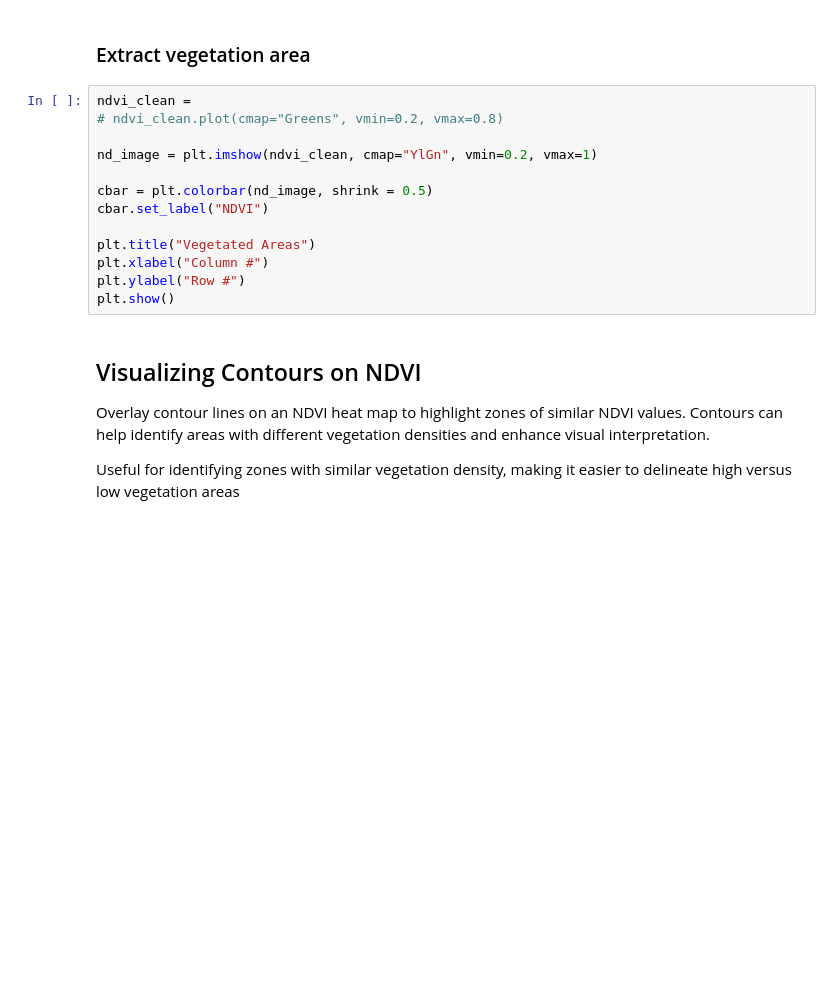
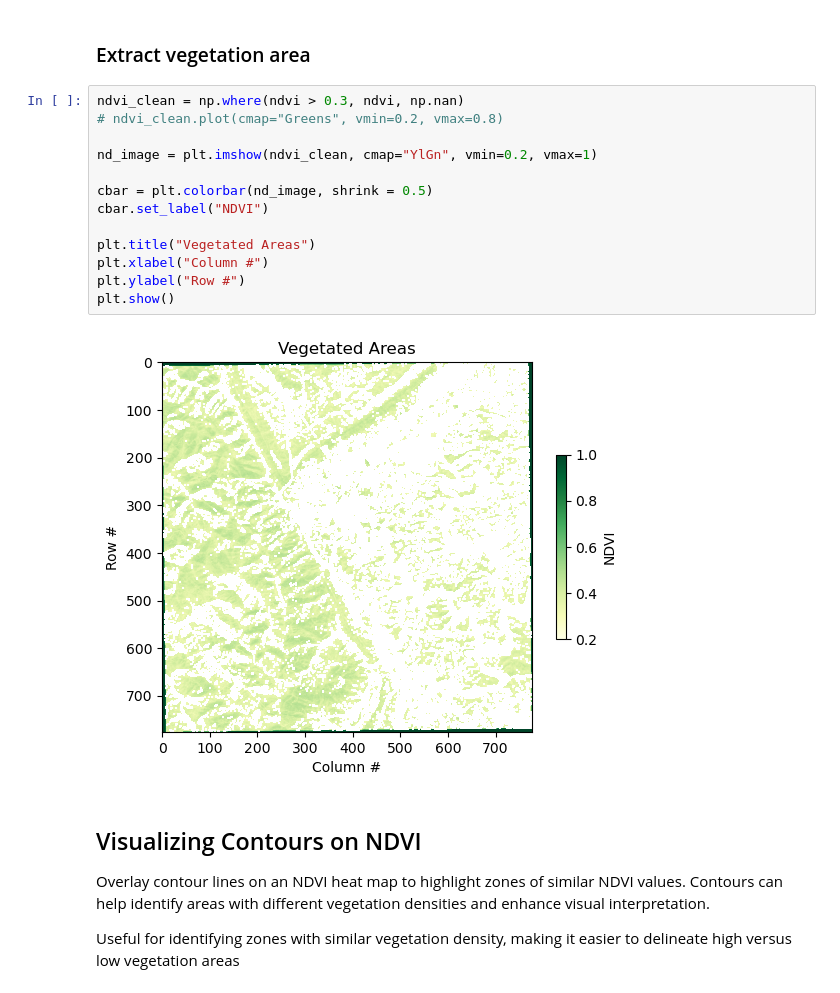
Before and after one commit to gisynw/geog386, a Jupyter notebook: docs/Lectures/Week12_multiple_bands/Week12_student.ipynb, the cells around one changed output. Drawn from its saved outputs; the diff is of its cells as text; blank space fills up the shorter version.

```diff
--- a/docs/Lectures/Week12_multiple_bands/Week12_student.ipynb
+++ b/docs/Lectures/Week12_multiple_bands/Week12_student.ipynb
@@ -167,18 +233,20 @@ plt.show()
 # %% [markdown]
 ### Extract vegetation area
 # %%
-ndvi_clean =
+ndvi_clean = np.where(ndvi > 0.3, ndvi, np.nan)
 # ndvi_clean.plot(cmap="Greens", vmin=0.2, vmax=0.8)
 
 nd_image = plt.imshow(ndvi_clean, cmap="YlGn", vmin=0.2, vmax=1)
 
 cbar = plt.colorbar(nd_image, shrink = 0.5)
 cbar.set_label("NDVI")
 
 plt.title("Vegetated Areas")
 plt.xlabel("Column #")
 plt.ylabel("Row #")
 plt.show()
+# %% [output]
+[figure, added]
 # %% [markdown]
 ## Visualizing Contours on NDVI
 
```
Also changed, not shown: parts of 15 cells of this notebook.
